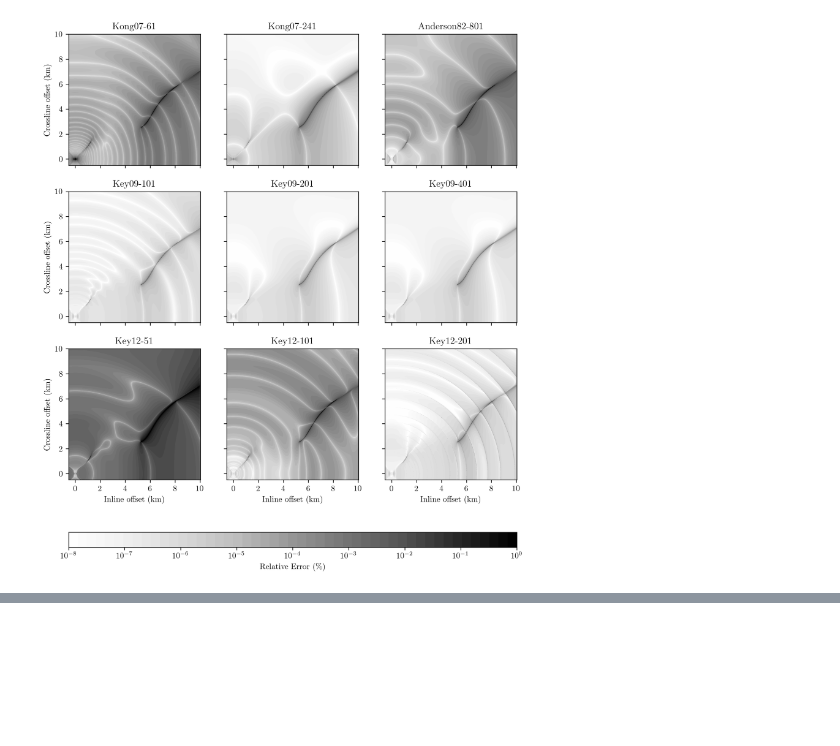
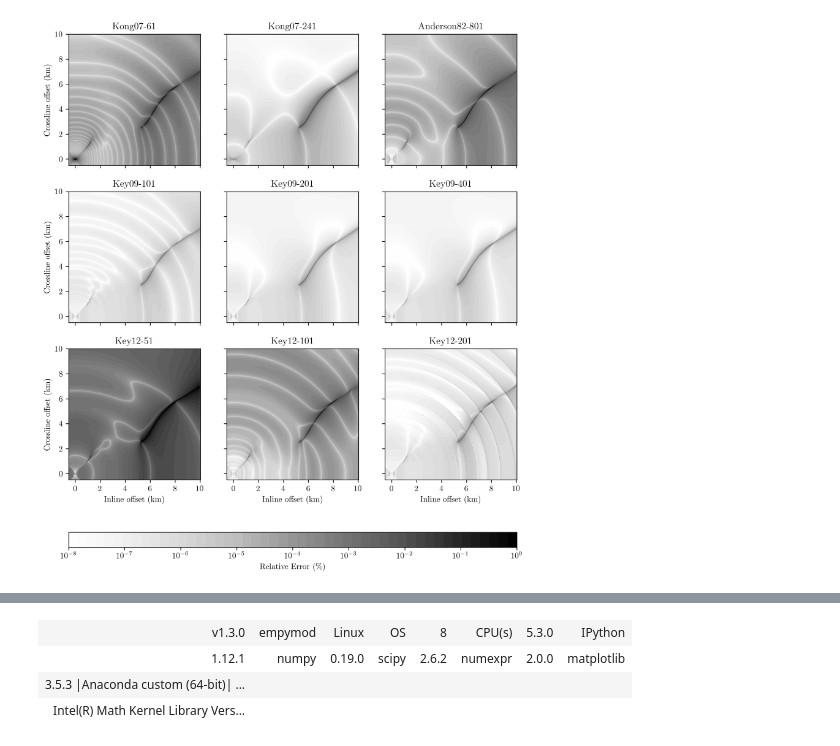
Before and after one commit to Kevin2599/article-geo2017, a Jupyter notebook: notebooks/filter-comparison.ipynb, the cells around one changed output, grey strips where cells are left out. Saved outputs shown, nothing was run; the diff lists cells and outputs as text; code cells hidden in the pictures; blank space fills up the shorter version.

```diff
--- a/notebooks/filter-comparison.ipynb
+++ b/notebooks/filter-comparison.ipynb
@@ -249,0 +285,4 @@ plt.show()
+# %%
+import printinfo
+printinfo.info()
+# %% [output]
@@ -249,0 +290,4 @@ plt.show()
+| v1.3.0 | empymod | Linux | OS | 8 | CPU(s) | 5.3.0 | IPython |
+| 1.12.1 | numpy | 0.19.0 | scipy | 2.6.2 | numexpr | 2.0.0 | matplotlib |
+| 3.5.3 |Anaconda custom (64-bit)| ... |  |  |  |  |  |  |  |
+| Intel(R) Math Kernel Library Vers... |  |  |  |  |  |  |  |
```
Also changed, not shown: parts of 7 cells of this notebook, 6 other files.
